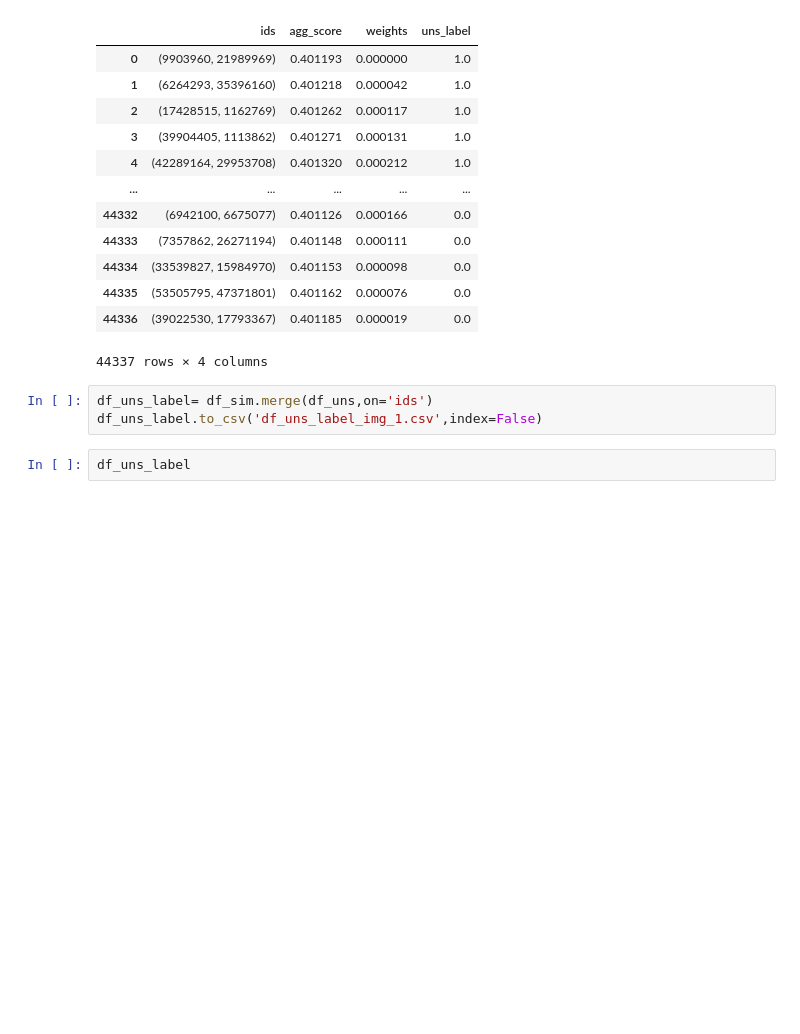
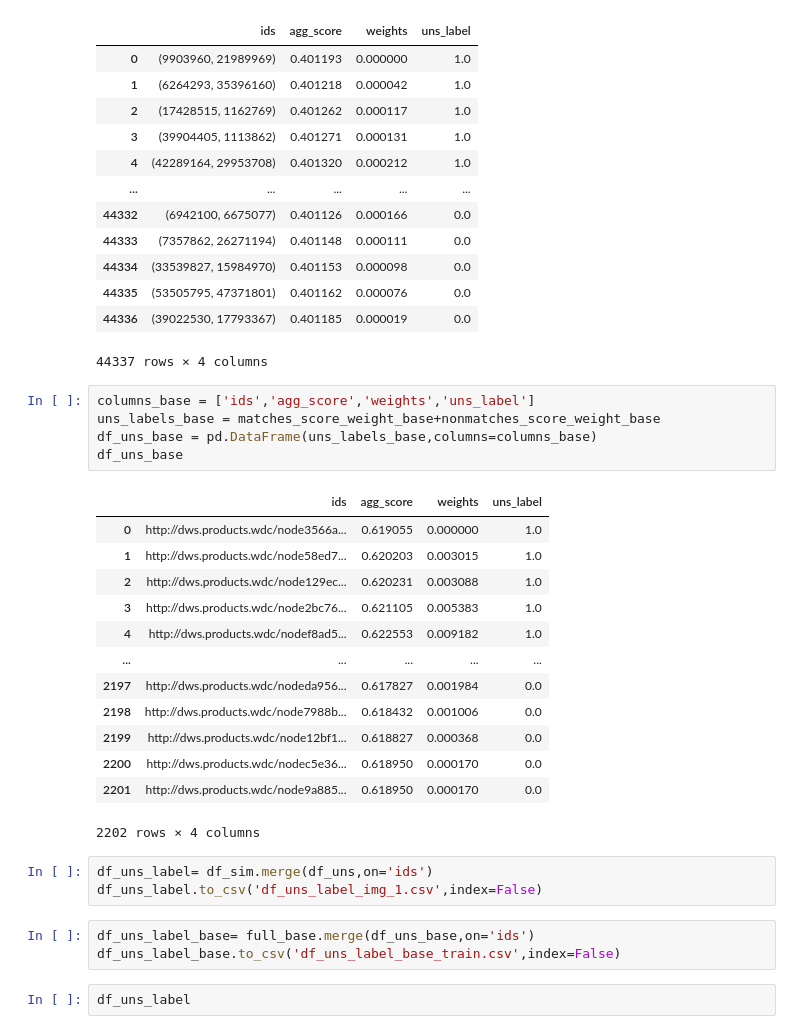
Before and after one commit to Amsterdam-Internships/Double-Listing, a Jupyter notebook: Code/Unsupervised.ipynb, the cells around one changed output. Drawn from its saved outputs; the diff is of its cells as text; blank space fills up the shorter version.

```diff
--- a/Code/Unsupervised.ipynb
+++ b/Code/Unsupervised.ipynb
@@ -54,9 +70,31 @@ df_uns
 | 44335 | (53505795, 47371801) | 0.401162 | 0.000076 | 0.0 |
 | 44336 | (39022530, 17793367) | 0.401185 | 0.000019 | 0.0 |
 44337 rows × 4 columns
+# %%
+columns_base = ['ids','agg_score','weights','uns_label']
+uns_labels_base = matches_score_weight_base+nonmatches_score_weight_base
+df_uns_base = pd.DataFrame(uns_labels_base,columns=columns_base)
+df_uns_base
+# %% [output]
+|  | ids | agg_score | weights | uns_label |
+| 0 | http://dws.products.wdc/node3566a... | 0.619055 | 0.000000 | 1.0 |
+| 1 | http://dws.products.wdc/node58ed7... | 0.620203 | 0.003015 | 1.0 |
+| 2 | http://dws.products.wdc/node129ec... | 0.620231 | 0.003088 | 1.0 |
+| 3 | http://dws.products.wdc/node2bc76... | 0.621105 | 0.005383 | 1.0 |
+| 4 | http://dws.products.wdc/nodef8ad5... | 0.622553 | 0.009182 | 1.0 |
+| ... | ... | ... | ... | ... |
+| 2197 | http://dws.products.wdc/nodeda956... | 0.617827 | 0.001984 | 0.0 |
+| 2198 | http://dws.products.wdc/node7988b... | 0.618432 | 0.001006 | 0.0 |
+| 2199 | http://dws.products.wdc/node12bf1... | 0.618827 | 0.000368 | 0.0 |
+| 2200 | http://dws.products.wdc/nodec5e36... | 0.618950 | 0.000170 | 0.0 |
+| 2201 | http://dws.products.wdc/node9a885... | 0.618950 | 0.000170 | 0.0 |
+2202 rows × 4 columns
 # %%
 df_uns_label= df_sim.merge(df_uns,on='ids')
 df_uns_label.to_csv('df_uns_label_img_1.csv',index=False)
+# %%
+df_uns_label_base= full_base.merge(df_uns_base,on='ids')
+df_uns_label_base.to_csv('df_uns_label_base_train.csv',index=False)
 # %%
 df_uns_label
 # %% [output]
```
Also changed, not shown: parts of 7 cells of this notebook, 5 other files.
